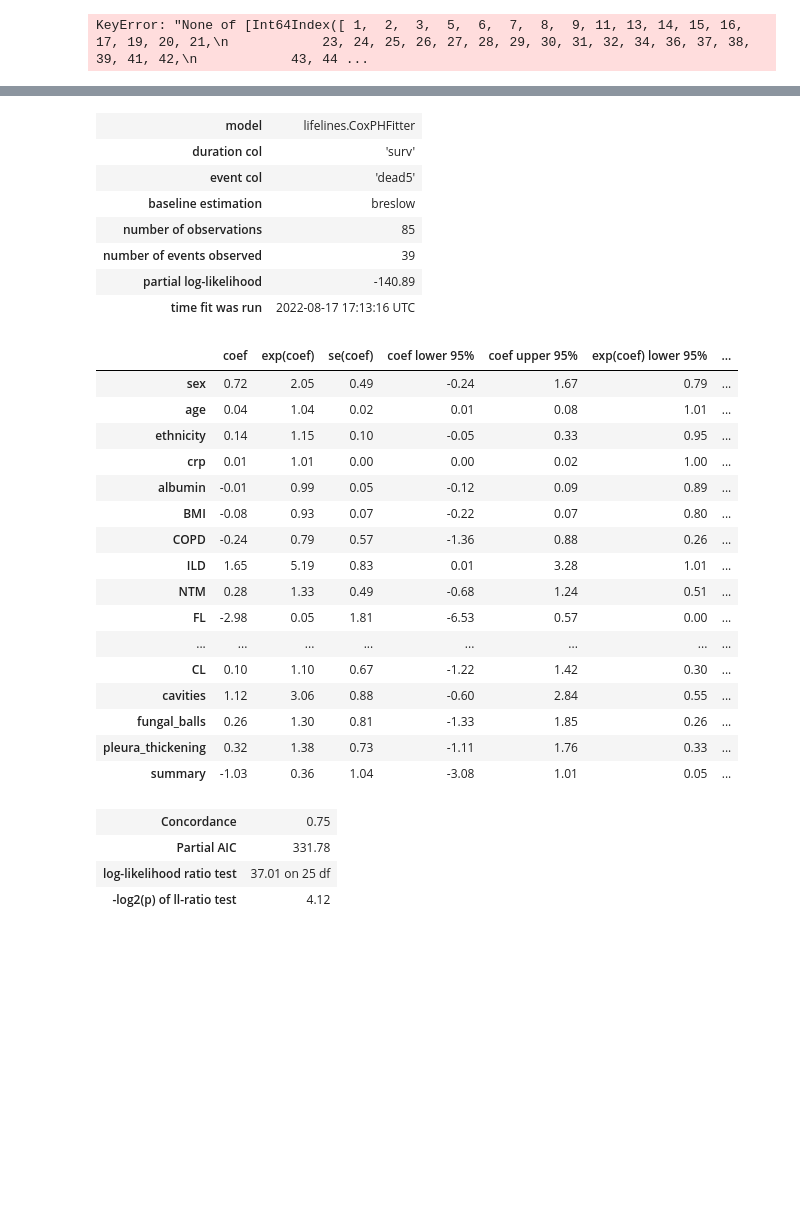
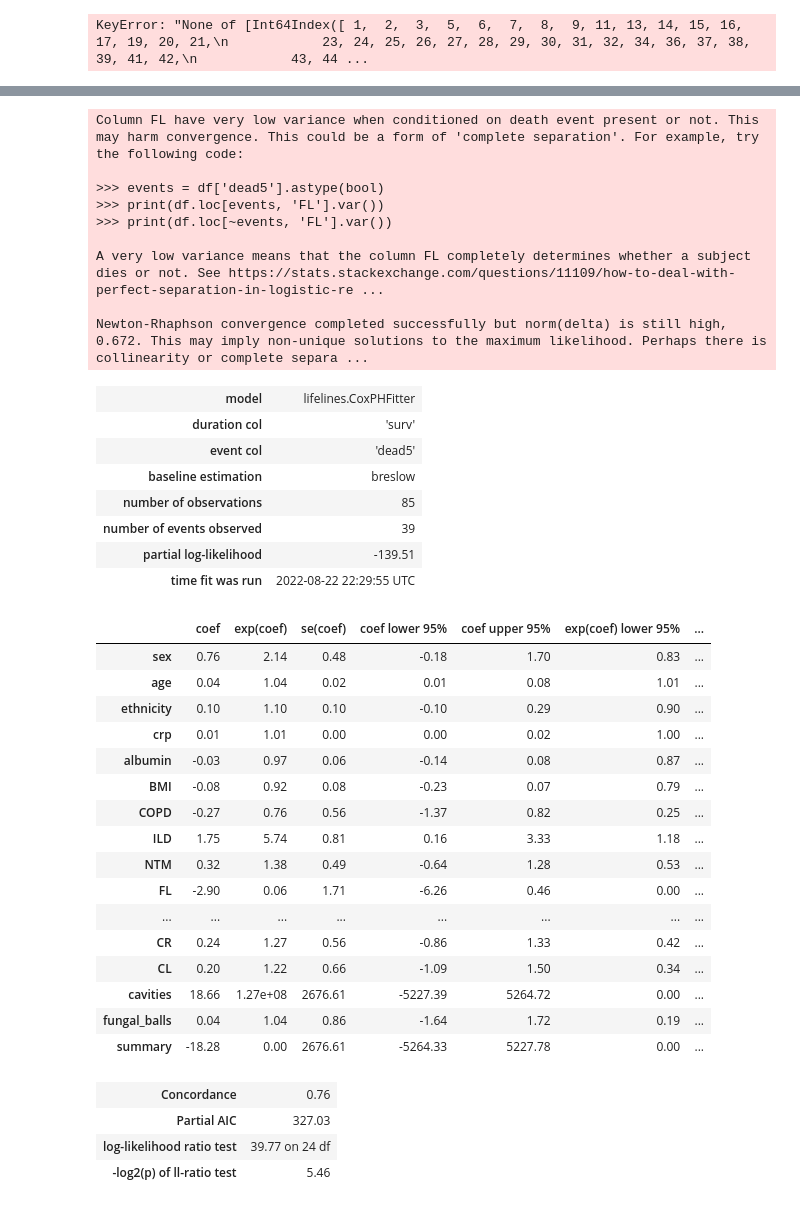
Before and after one commit to AgatheZ/Master-Project, a Jupyter notebook: Additional_analysis/model.ipynb, the cells around one changed output, grey strips where cells are left out. Saved outputs shown, nothing was run; the diff lists cells and outputs as text; code cells hidden in the pictures; blank space fills up the shorter version.

```diff
--- a/Additional_analysis/model.ipynb
+++ b/Additional_analysis/model.ipynb
@@ -287,56 +357,65 @@ ax.grid(False)
 from lifelines import CoxPHFitter
 data_full = ds.drop(columns = ['BR', 'ER'])
 data_no_ct = ds.drop(columns = ['FL', 'FB', 'SB', 'BB', 'BR', 'BL', 'ER', 'EB', 'GR', 'GL', 'GB',
-       'CB', 'CR', 'CL', 'cavities', 'fungal_balls', 'pleura_thickening',
+       'CB', 'CR', 'CL', 'cavities', 'fungal_balls',
        'summary'])
 
 
 
 
 cph_full = CoxPHFitter()
 cph_full.fit(data_full,"surv",event_col="dead5")
 cph_full.print_summary()
 
 
 cph_no_ct = CoxPHFitter()
 cph_no_ct.fit(data_no_ct,"surv",event_col="dead5")
 cph_no_ct.print_summary()
 
 
 
 # # Plot the survival function :
 # d_data = data_full.iloc[0:5,:]
 # cph.predict_survival_function(d_data).plot()
 # %% [output]
+Column FL have very low variance when conditioned on death event present or not. This may harm convergence. This could be a form of 'complete separation'. For example, try the following code:
+
+>>> events = df['dead5'].astype(bool)
+>>> print(df.loc[events, 'FL'].var())
+>>> print(df.loc[~events, 'FL'].var())
+
+A very low variance means that the column FL completely determines whether a subject dies or not. See https://stats.stackexchange.com/questions/11109/how-to-deal-with-perfect-separation-in-logistic-re ...
+
+Newton-Rhaphson convergence completed successfully but norm(delta) is still high, 0.672. This may imply non-unique solutions to the maximum likelihood. Perhaps there is collinearity or complete separa ...
 | model | lifelines.CoxPHFitter |
 | duration col | 'surv' |
 | event col | 'dead5' |
 | baseline estimation | breslow |
 | number of observations | 85 |
 | number of events observed | 39 |
-| partial log-likelihood | -140.89 |
-| time fit was run | 2022-08-17 17:13:16 UTC |
+| partial log-likelihood | -139.51 |
+| time fit was run | 2022-08-22 22:29:55 UTC |
 |  | coef | exp(coef) | se(coef) | coef lower 95% | coef upper 95% | exp(coef) lower 95% | ... |
-| sex | 0.72 | 2.05 | 0.49 | -0.24 | 1.67 | 0.79 | ... |
+| sex | 0.76 | 2.14 | 0.48 | -0.18 | 1.70 | 0.83 | ... |
 | age | 0.04 | 1.04 | 0.02 | 0.01 | 0.08 | 1.01 | ... |
-| ethnicity | 0.14 | 1.15 | 0.10 | -0.05 | 0.33 | 0.95 | ... |
+| ethnicity | 0.10 | 1.10 | 0.10 | -0.10 | 0.29 | 0.90 | ... |
 | crp | 0.01 | 1.01 | 0.00 | 0.00 | 0.02 | 1.00 | ... |
-| albumin | -0.01 | 0.99 | 0.05 | -0.12 | 0.09 | 0.89 | ... |
-| BMI | -0.08 | 0.93 | 0.07 | -0.22 | 0.07 | 0.80 | ... |
-| COPD | -0.24 | 0.79 | 0.57 | -1.36 | 0.88 | 0.26 | ... |
-| ILD | 1.65 | 5.19 | 0.83 | 0.01 | 3.28 | 1.01 | ... |
-| NTM | 0.28 | 1.33 | 0.49 | -0.68 | 1.24 | 0.51 | ... |
-| FL | -2.98 | 0.05 | 1.81 | -6.53 | 0.57 | 0.00 | ... |
+| albumin | -0.03 | 0.97 | 0.06 | -0.14 | 0.08 | 0.87 | ... |
+| BMI | -0.08 | 0.92 | 0.08 | -0.23 | 0.07 | 0.79 | ... |
+| COPD | -0.27 | 0.76 | 0.56 | -1.37 | 0.82 | 0.25 | ... |
+| ILD | 1.75 | 5.74 | 0.81 | 0.16 | 3.33 | 1.18 | ... |
+| NTM | 0.32 | 1.38 | 0.49 | -0.64 | 1.28 | 0.53 | ... |
+| FL | -2.90 | 0.06 | 1.71 | -6.26 | 0.46 | 0.00 | ... |
 | ... | ... | ... | ... | ... | ... | ... | ... |
-| CL | 0.10 | 1.10 | 0.67 | -1.22 | 1.42 | 0.30 | ... |
-| cavities | 1.12 | 3.06 | 0.88 | -0.60 | 2.84 | 0.55 | ... |
-| fungal_balls | 0.26 | 1.30 | 0.81 | -1.33 | 1.85 | 0.26 | ... |
-| pleura_thickening | 0.32 | 1.38 | 0.73 | -1.11 | 1.76 | 0.33 | ... |
-| summary | -1.03 | 0.36 | 1.04 | -3.08 | 1.01 | 0.05 | ... |
+| CR | 0.24 | 1.27 | 0.56 | -0.86 | 1.33 | 0.42 | ... |
+| CL | 0.20 | 1.22 | 0.66 | -1.09 | 1.50 | 0.34 | ... |
+| cavities | 18.66 | 1.27e+08 | 2676.61 | -5227.39 | 5264.72 | 0.00 | ... |
+| fungal_balls | 0.04 | 1.04 | 0.86 | -1.64 | 1.72 | 0.19 | ... |
+| summary | -18.28 | 0.00 | 2676.61 | -5264.33 | 5227.78 | 0.00 | ... |
-| Concordance | 0.75 |
-| Partial AIC | 331.78 |
-| log-likelihood ratio test | 37.01 on 25 df |
-| -log2(p) of ll-ratio test | 4.12 |
+| Concordance | 0.76 |
+| Partial AIC | 327.03 |
+| log-likelihood ratio test | 39.77 on 24 df |
+| -log2(p) of ll-ratio test | 5.46 |
 | model | lifelines.CoxPHFitter |
 | duration col | 'surv' |
 | event col | 'dead5' |
```
Also changed, not shown: parts of 7 cells of this notebook.
